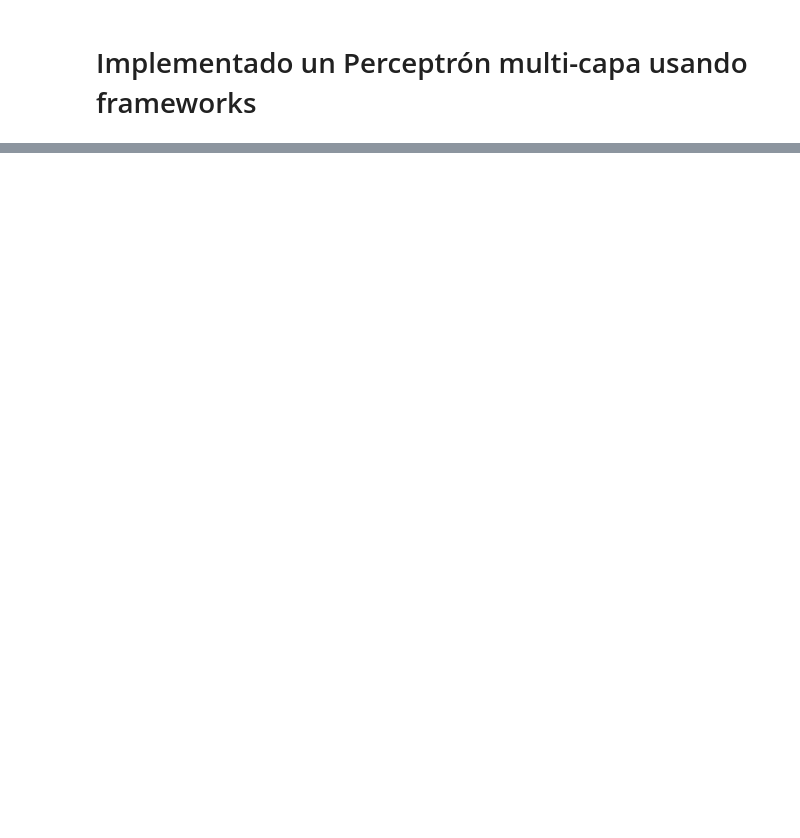
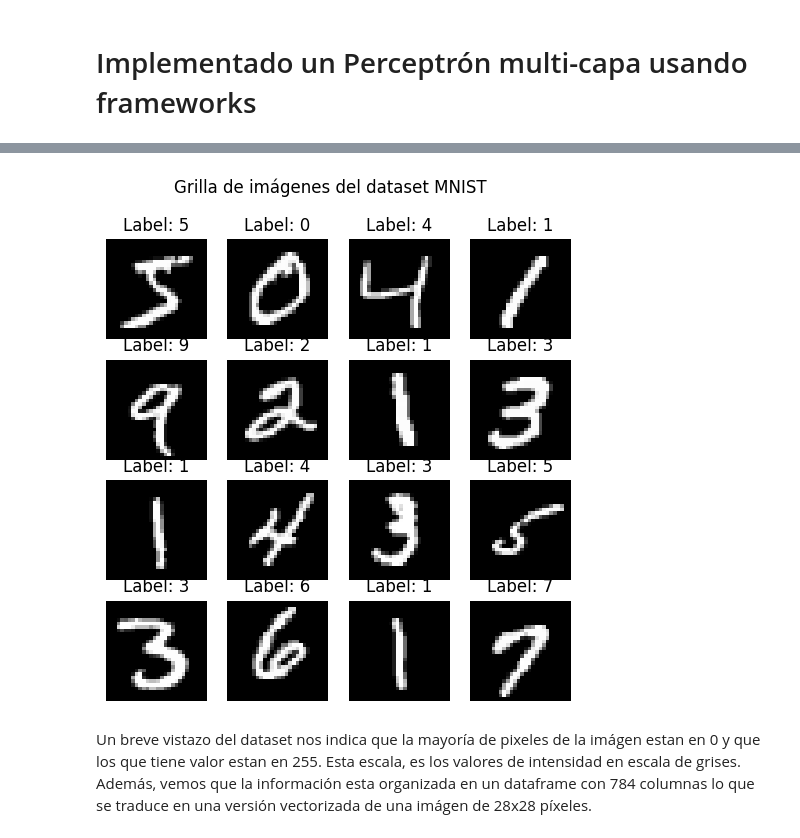
Before and after one commit to jeffersonrodriguezc/deep-learning-en-3-semanas, a Jupyter notebook: semana_1/notebooks/Nb_1b_Implementando_un_Percentron_Multiplicapa_MLP_usando_frameworks.ipynb, the cells around one changed output, grey strips where cells are left out. Saved outputs shown, nothing was run; the diff lists cells and outputs as text; code cells hidden in the pictures; blank space fills up the shorter version.

```diff
--- a/semana_1/notebooks/Nb_1b_Implementando_un_Percentron_Multiplicapa_MLP_usando_frameworks.ipynb
+++ b/semana_1/notebooks/Nb_1b_Implementando_un_Percentron_Multiplicapa_MLP_usando_frameworks.ipynb
@@ -53,0 +172,11 @@ plot_weights_history(mlp.pesos_historia_capa_oculta, mlp.pesos_historia_capa_sal
+# %%
+# Cargar el dataset de MNIST
+mnist = fetch_openml('mnist_784', version=1)
+X, y = mnist['data'], mnist['target']
+# %%
+# Visualizamos algunas imágenes
+plot_samples_dataset(X, y)
+# %% [output]
+[figure, added]
+# %% [markdown]
+Un breve vistazo del dataset nos indica que la mayoría de pixeles de la imágen estan en 0 y que los que tiene valor estan en 255. Esta escala, es los valores de intensidad en escala de grises. Además, vemos que la información esta organizada en un dataframe con 784 columnas lo que se traduce en una versión vectorizada de una imágen de 28x28 píxeles.
```
Also changed, not shown: parts of 33 cells of this notebook.
